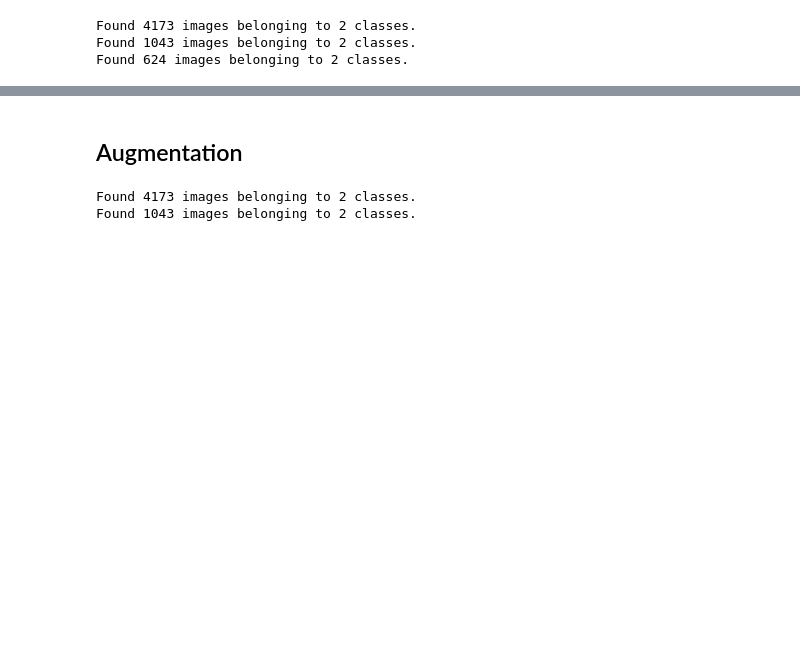
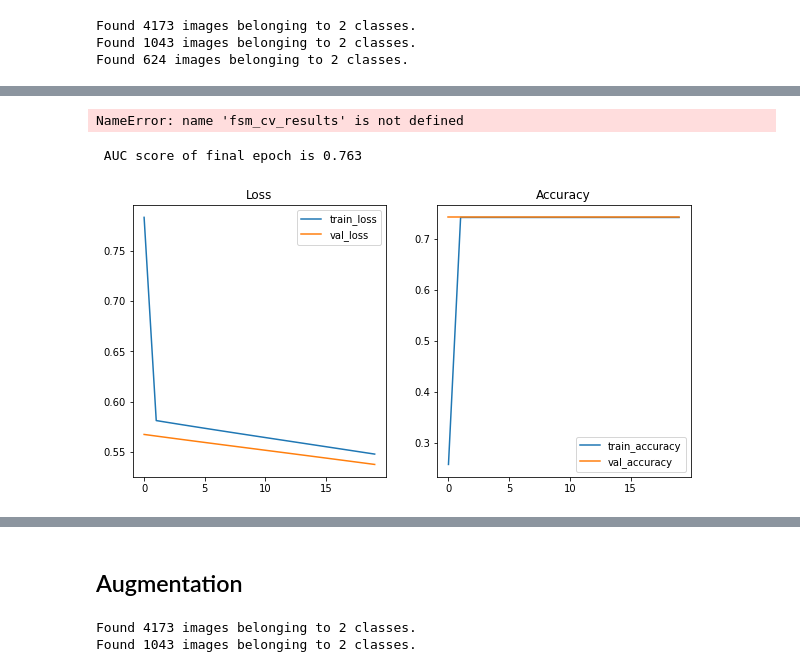
Before and after one commit to Meir-Alelov/Deep_Learning_Pneumonia_Detection, a Jupyter notebook: notebooks/meir_working_notebook.ipynb, the cells around one changed output, grey strips where cells are left out. Saved outputs shown, nothing was run; the diff lists cells and outputs as text; code cells hidden in the pictures; blank space fills up the shorter version.

```diff
--- a/notebooks/meir_working_notebook.ipynb
+++ b/notebooks/meir_working_notebook.ipynb
@@ -82,0 +306,9 @@ Found 624 images belonging to 2 classes.
+# %%
+fsm_cv_results.history['val_accuracy'][-1]
+# %% [output]
+NameError: name 'fsm_cv_results' is not defined
+# %%
+model_metrics(first_simple_model_cv)
+# %% [output]
+ AUC score of final epoch is 0.763
+[figure, added]
```
Also changed, not shown: parts of 46 cells of this notebook.
